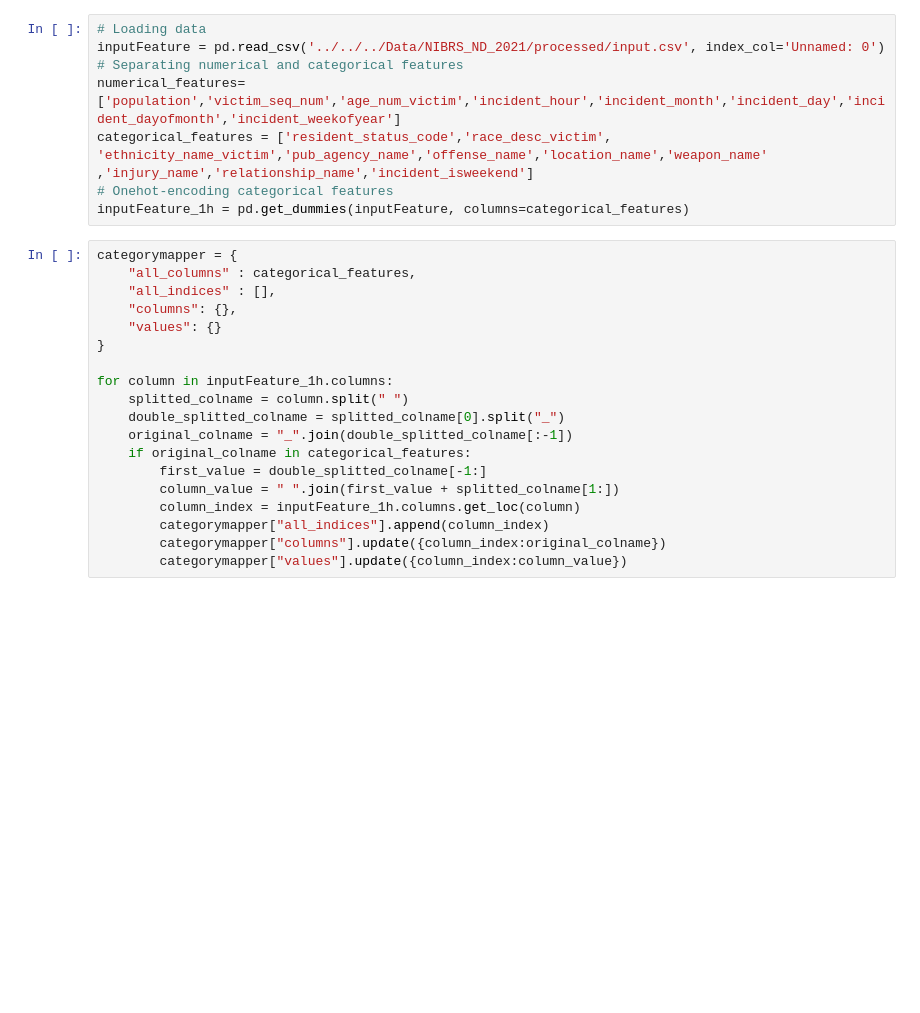
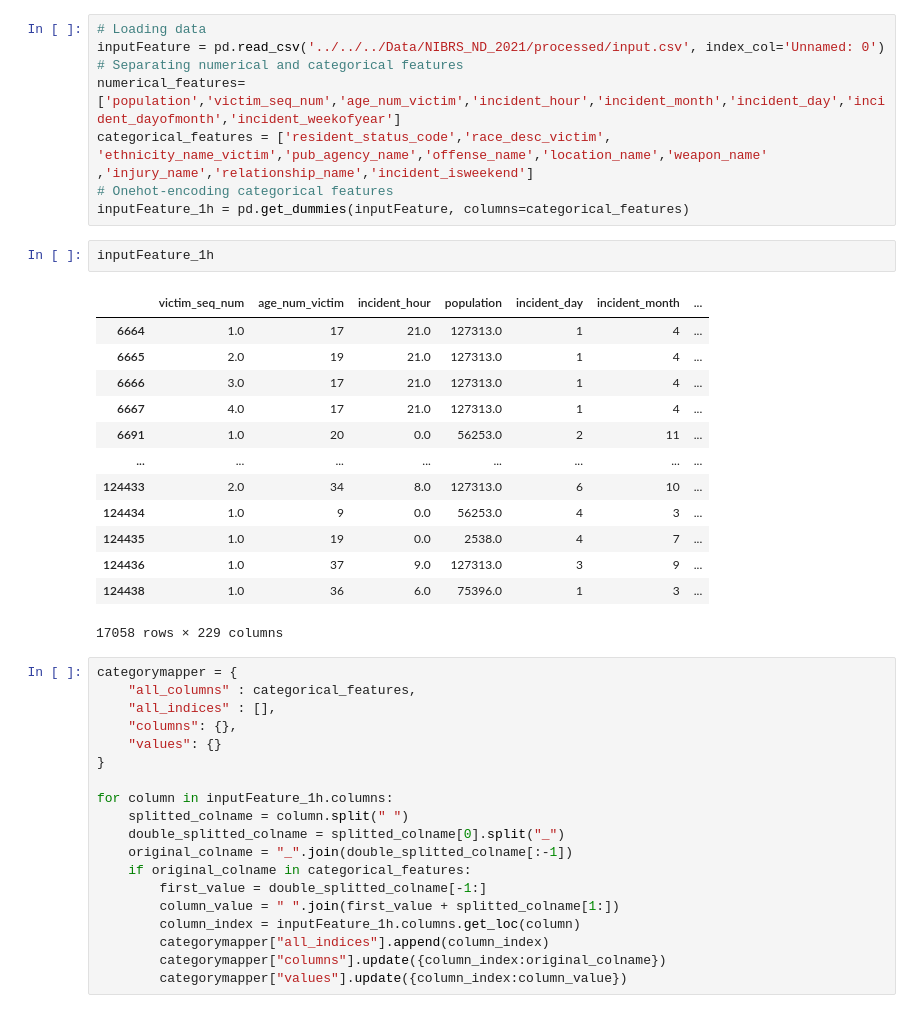
Before and after one commit to skcsanad/crime-analysis, a Jupyter notebook: new/notebooks/test_modules/try_autoencoder.ipynb, the cells around one changed output. Saved outputs shown, nothing was run; the diff lists cells and outputs as text; blank space fills up the shorter version.

```diff
--- a/new/notebooks/test_modules/try_autoencoder.ipynb
+++ b/new/notebooks/test_modules/try_autoencoder.ipynb
@@ -23,6 +24,22 @@ categorical_features = ['resident_status_code','race_desc_victim',
 ,'injury_name','relationship_name','incident_isweekend']
 # Onehot-encoding categorical features
 inputFeature_1h = pd.get_dummies(inputFeature, columns=categorical_features)
+# %%
+inputFeature_1h
+# %% [output]
+|  | victim_seq_num | age_num_victim | incident_hour | population | incident_day | incident_month | ... |
+| 6664 | 1.0 | 17 | 21.0 | 127313.0 | 1 | 4 | ... |
+| 6665 | 2.0 | 19 | 21.0 | 127313.0 | 1 | 4 | ... |
+| 6666 | 3.0 | 17 | 21.0 | 127313.0 | 1 | 4 | ... |
+| 6667 | 4.0 | 17 | 21.0 | 127313.0 | 1 | 4 | ... |
+| 6691 | 1.0 | 20 | 0.0 | 56253.0 | 2 | 11 | ... |
+| ... | ... | ... | ... | ... | ... | ... | ... |
+| 124433 | 2.0 | 34 | 8.0 | 127313.0 | 6 | 10 | ... |
+| 124434 | 1.0 | 9 | 0.0 | 56253.0 | 4 | 3 | ... |
+| 124435 | 1.0 | 19 | 0.0 | 2538.0 | 4 | 7 | ... |
+| 124436 | 1.0 | 37 | 9.0 | 127313.0 | 3 | 9 | ... |
+| 124438 | 1.0 | 36 | 6.0 | 75396.0 | 1 | 3 | ... |
+17058 rows × 229 columns
 # %%
 categorymapper = {
     "all_columns" : categorical_features,
```
Also changed, not shown: parts of 3 cells of this notebook, 5 other files.
